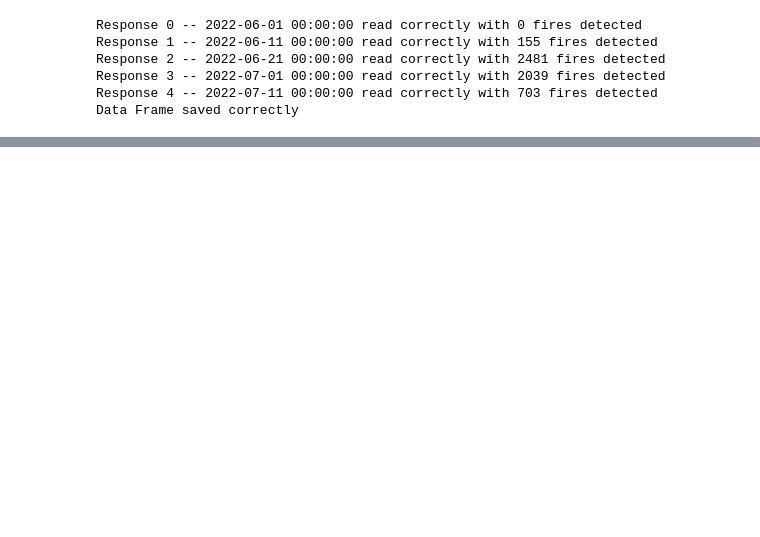
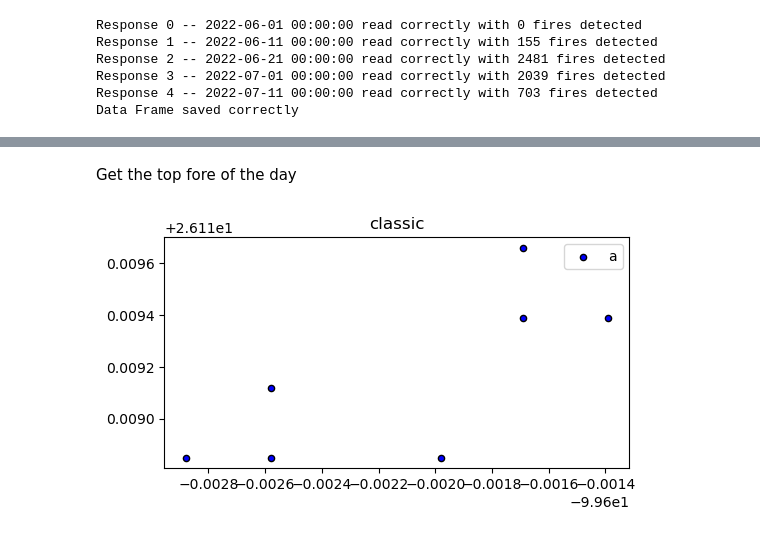
Before and after one commit to Fabrifj/fire_detected, a Jupyter notebook: detect_top_fire.ipynb, the cells around one changed output, grey strips where cells are left out. Drawn from its saved outputs; the diff is of its cells as text; code cells hidden in the pictures; blank space fills up the shorter version.

```diff
--- a/detect_top_fire.ipynb
+++ b/detect_top_fire.ipynb
@@ -209,0 +425,19 @@ graph_fire_area(top_fires.iloc[0])
+# %%
+def group_fires(identified_fires):
+    grouped_fire_df = identified_fires.groupby(['fire_cluster']).agg(
+        acq_date=pd.NamedAgg(column='acq_date', aggfunc='first'),
+        min_latitude=pd.NamedAgg(column='latitude', aggfunc='min'),
+        max_latitude=pd.NamedAgg(column='latitude', aggfunc='max'),
+        min_longitude=pd.NamedAgg(column='longitude', aggfunc='min'),
+        max_longitude=pd.NamedAgg(column='longitude', aggfunc='max'),
+        detections=pd.NamedAgg(column='latitude', aggfunc='count'),
+        mean_latitude=pd.NamedAgg(column='latitude', aggfunc='mean'),
+        mean_longitude=pd.NamedAgg(column='longitude', aggfunc='mean'),
+        concat_latitude = pd.NamedAgg(column='latitude',  aggfunc=lambda x: list(x)),
+        concat_longitude = pd.NamedAgg(column='longitude',  aggfunc=lambda x: list(x))
+    ).reset_index()
+    grouped_fire_df['area'] = np.pi * (30 ** 2) * grouped_fire_df['detections']  # Area per detection assuming 30m radius
+
+    return grouped_fire_df
+grouped_fire_df =  group_fires(identified_fires)
+grouped_fire_df
@@ -209,0 +458,3 @@ graph_fire_area(top_fires.iloc[0])
+# %%
+sorted_fires_df = grouped_fire_df.sort_values(["detections"],ascending=False)
+sorted_fires_df.describe()
@@ -209,0 +471,11 @@ graph_fire_area(top_fires.iloc[0])
+# %% [markdown]
+Get the top fore of the day
+# %%
+max_fire = sorted_fires_df.head(1)
+
+x = np.array(max_fire["concat_longitude"].explode(), dtype=float)
+y = np.array(max_fire["concat_latitude"].explode(), dtype=float)
+
+plot_fire_mini(x,y)
+# %% [output]
+[figure, added]
```
Also changed, not shown: parts of 38 cells of this notebook, 3 other files.
